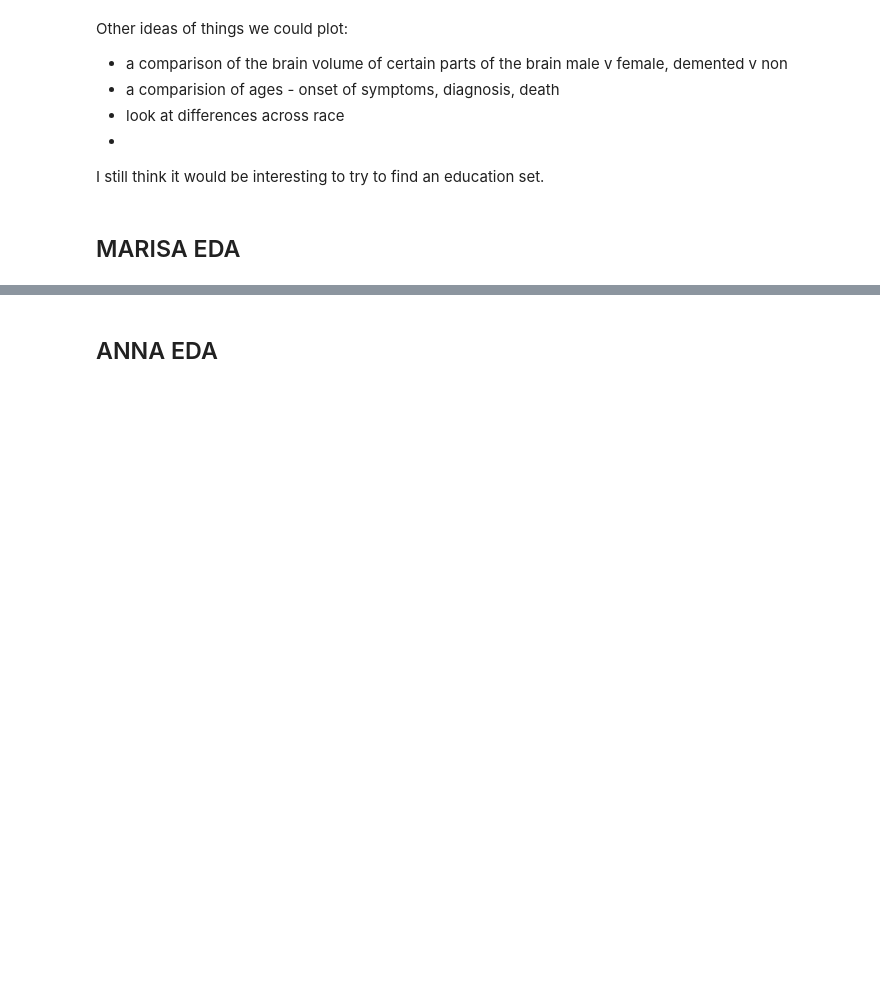
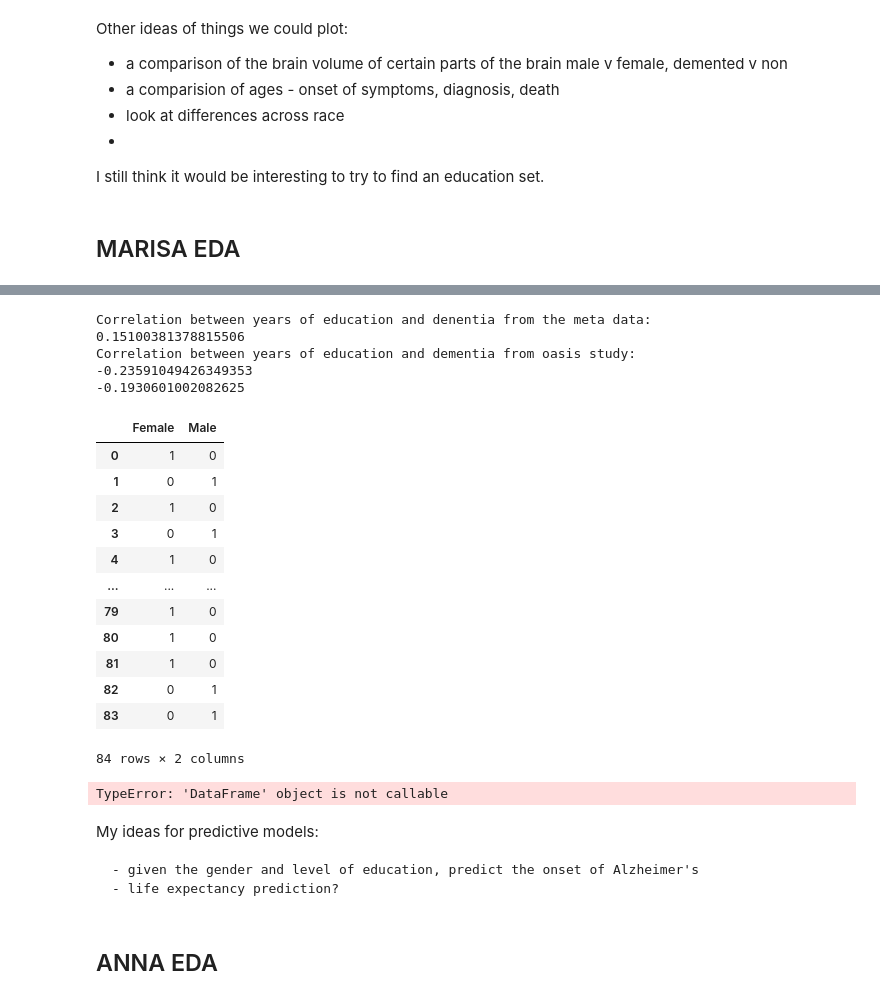
Before and after one commit to marisalong/marisalong.github.io, a Jupyter notebook: DataSciMilestone02.ipynb, the cells around one changed output, grey strips where cells are left out. Saved outputs shown, nothing was run; the diff lists cells and outputs as text; code cells hidden in the pictures; blank space fills up the shorter version.

```diff
--- a/DataSciMilestone02.ipynb
+++ b/DataSciMilestone02.ipynb
@@ -439,3 +524,68 @@ I still think it would be interesting to try to find an education set.
+# %%
+# Correlation between education and Dementia
+
+# create a numeric version of dementia column for this analysis
+
+df_meta["cog_status_num"] = df_meta["Cognitive Status"].map({
+    "Dementia": 1,
+    "No dementia": 0
+})
+
+
+df_alhz_cross['cog_status_num'] = df_alhz_cross['Group'].map({
+    'Nondemented': 0,
+    'Demented': 1
+})
+
+df_alhz_long['cog_status_num'] = df_alhz_long['Group'].map({
+    'Nondemented': 0,
+    'Converted': 1,
+    'Demented': 1
+})
+
+# correlation
+print("Correlation between years of education and denentia from the meta data:")
+print(df_meta["Years of education"].corr(df_meta["cog_status_num"]))
+print("Correlation between years of education and dementia from oasis study:")
+print(df_alhz_cross["Educ"].corr(df_alhz_cross["cog_status_num"]))
+print(df_alhz_long["EDUC"].corr(df_alhz_long["cog_status_num"]))
+# %% [output]
+Correlation between years of education and denentia from the meta data:
+0.15100381378815506
+Correlation between years of education and dementia from oasis study:
+-0.23591049426349353
+-0.1930601002082625
+# %%
+
+pd.get_dummies(df_meta["Sex"])
+# %% [output]
+|  | Female | Male |
+| 0 | 1 | 0 |
+| 1 | 0 | 1 |
+| 2 | 1 | 0 |
+| 3 | 0 | 1 |
+| 4 | 1 | 0 |
+| ... | ... | ... |
+| 79 | 1 | 0 |
+| 80 | 1 | 0 |
+| 81 | 1 | 0 |
+| 82 | 0 | 1 |
+| 83 | 0 | 1 |
+84 rows × 2 columns
+# %%
+# TO DO : make a correlation matrix between certain variables and dementia
+variables = ["cog_status_num",
+             "Last MMSE Score",
+             "Sex",
+             "Years of education"]
+meta_correlations[variables].corr()
+# %% [output]
+TypeError: 'DataFrame' object is not callable
+# %% [markdown]
+My ideas for predictive models:
+
+    - given the gender and level of education, predict the onset of Alzheimer's
+    - life expectancy prediction?
 # %% [markdown]
 ## ANNA EDA
 # %% [markdown]
```
Also changed, not shown: parts of 23 cells of this notebook.
